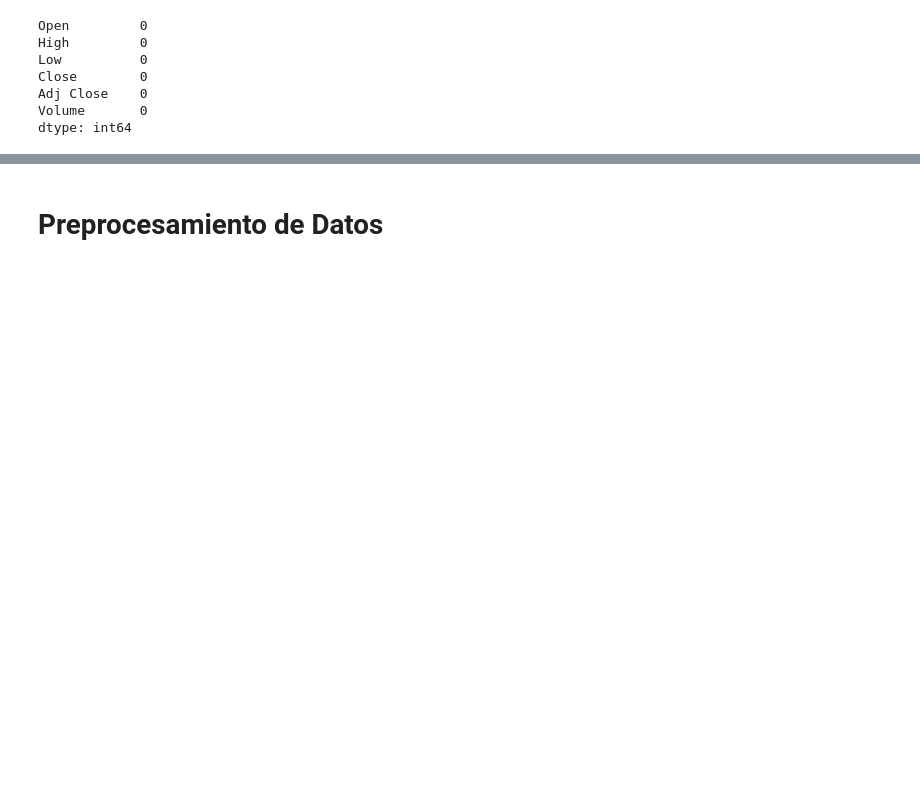
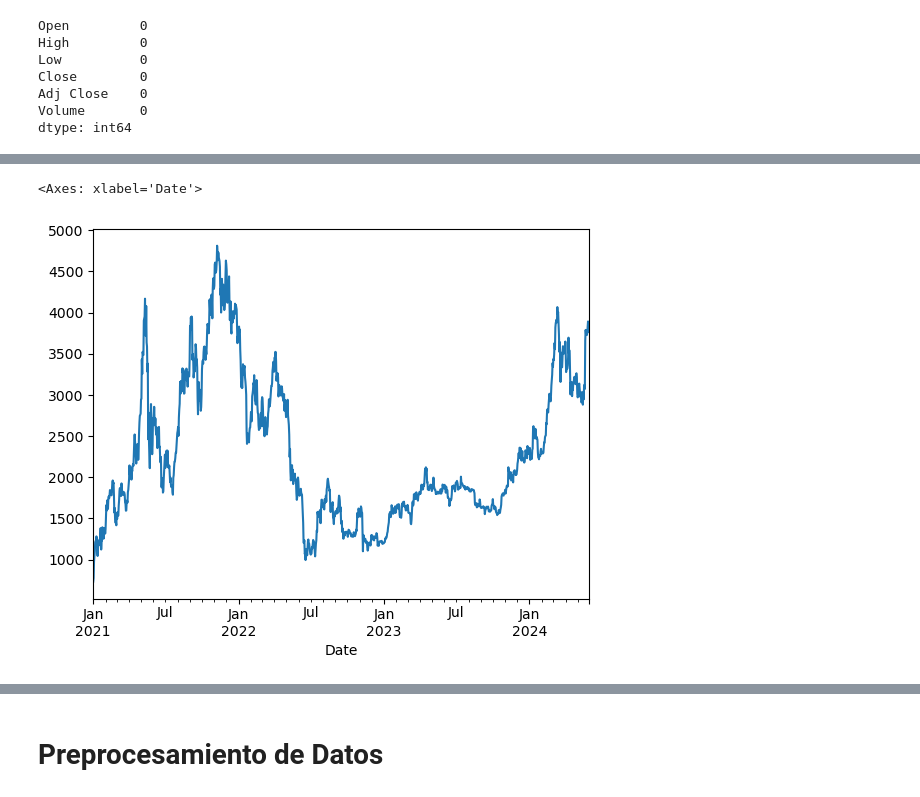
Before and after one commit to angelfrancog/Proyecto-Final-RN, a Jupyter notebook: CryptoRN.ipynb, the cells around one changed output, grey strips where cells are left out. Drawn from its saved outputs; the diff is of its cells as text; code cells hidden in the pictures; blank space fills up the shorter version.

```diff
--- a/CryptoRN.ipynb
+++ b/CryptoRN.ipynb
@@ -149,0 +169,5 @@ Correlación ETH%-SOL%: 0.6189950524384252
+# %%
+eth.plot()
+# %% [output]
+<Axes: xlabel='Date'>
+[figure, added]
```
Also changed, not shown: parts of 65 cells of this notebook.
